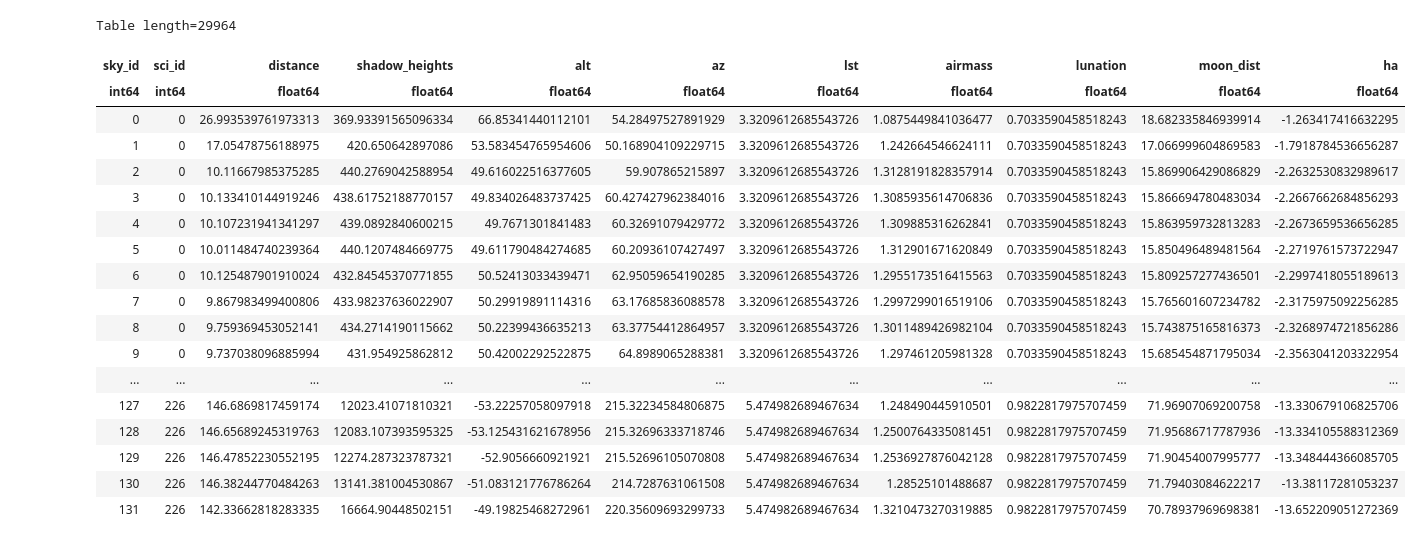
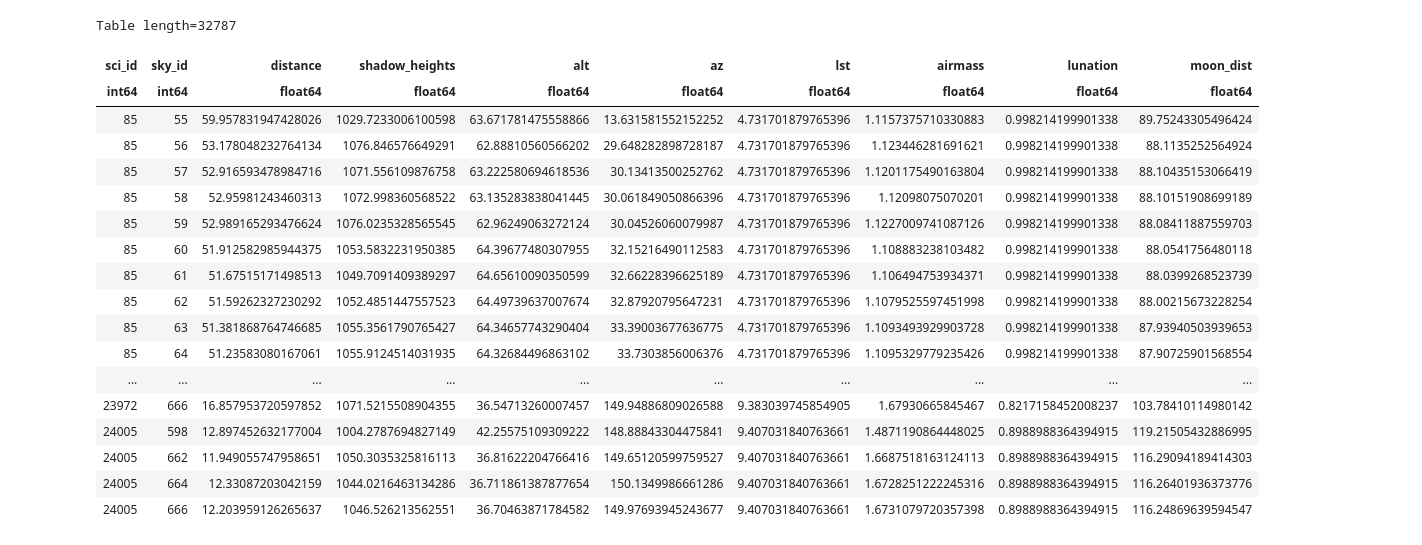
Before and after one commit to sdss/lvmdrp, a Jupyter notebook: docs/nb/sky-simulation.ipynb, the cells around one changed output. Cells and saved outputs as stored; diff of their text form; code cells hidden in the pictures.

```diff
--- a/docs/nb/sky-simulation.ipynb
+++ b/docs/nb/sky-simulation.ipynb
@@ -68,13 +74,19 @@ def moon_separation(jd, ephemeris, ra, dec):
 # %%
 # read dark patches table
 darks = ascii.read('_data-sky/darks.txt')
-darks.sort(keys="ra")
-darks.info()
 
-new_darks = ascii.read("_data-sky/EP_dobashi2011_nobrights.txt")
+new_darks = ascii.read("_data-sky/sky_field_IRDCS_dobashi2011.txt")
 
-new_darks.rename_columns(names=["Dobashi2011_ID", "ra(J2000)", "dec(J2000)"], new_names=["ID", "ra", "dec"])
+new_darks.rename_columns(
+    names=["ID_Dobashi2011", "ra(J2000)", "dec(J2000)", "IMW80_WHAM(Rayleighs)", "IMW40_WHAM(Rayleighs)"],
+    new_names=["ID", "ra", "dec", "IMW80", "IMW40"]
+)
+
+for dark in darks:
+    new_darks.add_row([np.nan, dark["ra"], dark["dec"], dark["IMW80"], dark["IMW40"], np.nan])
+
 new_darks.sort(keys="ra")
+
 new_darks["i"] = np.arange(len(new_darks))
 new_darks.info()
 # %% [output]
@@ -98,7 +103,12 @@ name  dtype
 # %%
 # read survey tables
 lvm = ascii.read('_data-sky/survey.txt')
+lvm = lvm[lvm['ra']!=-999.0]
+
+lvm.add_column(np.arange(len(lvm), dtype=int), name="i")
 lvm.add_column(np.arctan(lvm["lunation"])*180/np.pi, name="moon_sun_sep")
-lvm = lvm[lvm['ra']!=-999.0]
-lvm.info()
+
+TARGET_SURVEY = "FULLSKY"
+survey = lvm[lvm["target"] == TARGET_SURVEY]
+survey
 # %% [output]
@@ -151,14 +158,12 @@ findfont: Font family ['normal'] not found. Falling back to DejaVu Sans.
 # Load Survey
 wham = SkySurvey()
 # Quick Sky Map
-fig = wham.intensity_map(smooth=True, colorbar=True, cmap="Oranges", vmin=None, vmax=None, fig=plt.figure(figsize=(20,10)))
+fig = wham.intensity_map(smooth=True, colorbar=True, cmap="Greys_r", vmin=None, vmax=None, fig=plt.figure(figsize=(20,10)))
 ax = plt.gca()
 
-survey = lvm[lvm["target"] == "ORION_SPARSE"]
-
-dark_coords = SkyCoord(darks["ra"], darks["dec"], unit="deg")
-dark_l = dark_coords.galactic.l.wrap_at(180*u.deg)
-dark_b = dark_coords.galactic.b.wrap_at(90*u.deg)
+# dark_coords = SkyCoord(darks["ra"], darks["dec"], unit="deg")
+# dark_l = dark_coords.galactic.l.wrap_at(180*u.deg)
+# dark_b = dark_coords.galactic.b.wrap_at(90*u.deg)
 
 new_darks_coords = SkyCoord(new_darks["ra"], new_darks["dec"], unit="deg")
 new_dark_l = new_darks_coords.galactic.l.wrap_at(180*u.deg)
@@ -168,8 +173,8 @@ ori_coords = SkyCoord(survey["ra"]*u.deg, survey["dec"]*u.deg)
 ori_l = ori_coords.galactic.l.wrap_at(180*u.deg).value
 ori_b = ori_coords.galactic.b.wrap_at(90*u.deg).value
 
-ax.plot(ori_l, ori_b, ".c")
-ax.plot(dark_l, dark_b, ".", color="0.3")
+ax.plot(ori_l, ori_b, ".b")
+# ax.plot(dark_l, dark_b, ".", color="0.3")
 ax.plot(new_dark_l, new_dark_b, ".", color="0.2")
 
 # survey
@@ -229,34 +264,34 @@ moon_dist = np.asarray(moon_dist)
 # %%
 sky_sci_table = Table()
+sky_sci_table.add_column(sci_ids, name="sci_id")
 sky_sci_table.add_column(sky_ids, name="sky_id")
-sky_sci_table.add_column(np.repeat(np.arange(len(survey), dtype=int), len(new_darks)), name="sci_id")
 sky_sci_table.add_column(dists, name="distance")
 sky_sci_table.add_column(shadow_heights, name="shadow_heights")
 sky_sci_table.add_column(alt, name="alt")
 sky_sci_table.add_column(az, name="az")
 sky_sci_table.add_column(lst, name="lst")
 sky_sci_table.add_column(airmasses, name="airmass")
 sky_sci_table.add_column(lunation, name="lunation")
 sky_sci_table.add_column(moon_dist, name="moon_dist")
-sky_sci_table.add_column((lst*u.hourangle - np.tile(new_darks["ra"], reps=len(survey))*u.deg).value, name="ha")
+# sky_sci_table.add_column((lst*u.hourangle - np.tile(new_darks["ra"], reps=len(survey))*u.deg).value, name="ha")
 sky_sci_table
 # %% [output]
-Table length=29964
+Table length=32787
-| sky_id | sci_id | distance | shadow_heights | alt | az | lst | airmass | lunation | moon_dist | ha |
-| int64 | int64 | float64 | float64 | float64 | float64 | float64 | float64 | float64 | float64 | float64 |
-| 0 | 0 | 26.993539761973313 | 369.93391565096334 | 66.85341440112101 | 54.28497527891929 | 3.3209612685543726 | 1.0875449841036477 | 0.7033590458518243 | 18.682335846939914 | -1.263417416632295 |
-| 1 | 0 | 17.05478756188975 | 420.650642897086 | 53.583454765954606 | 50.168904109229715 | 3.3209612685543726 | 1.242664546624111 | 0.7033590458518243 | 17.066999604869583 | -1.7918784536656287 |
-| 2 | 0 | 10.11667985375285 | 440.2769042588954 | 49.616022516377605 | 59.907865215897 | 3.3209612685543726 | 1.3128191828357914 | 0.7033590458518243 | 15.869906429086829 | -2.2632530832989617 |
-| 3 | 0 | 10.133410144919246 | 438.61752188770157 | 49.834026483737425 | 60.427427962384016 | 3.3209612685543726 | 1.3085935614706836 | 0.7033590458518243 | 15.866694780483034 | -2.2667662684856293 |
-| 4 | 0 | 10.107231941341297 | 439.0892840600215 | 49.7671301841483 | 60.32691079429772 | 3.3209612685543726 | 1.309885316262841 | 0.7033590458518243 | 15.863959732813283 | -2.2673659536656285 |
-| 5 | 0 | 10.011484740239364 | 440.1207484669775 | 49.611790484274685 | 60.20936107427497 | 3.3209612685543726 | 1.312901671620849 | 0.7033590458518243 | 15.850496489481564 | -2.2719761573722947 |
-| 6 | 0 | 10.125487901910024 | 432.84545370771855 | 50.52413033439471 | 62.95059654190285 | 3.3209612685543726 | 1.2955173516415563 | 0.7033590458518243 | 15.809257277436501 | -2.2997418055189613 |
-| 7 | 0 | 9.867983499400806 | 433.98237636022907 | 50.29919891114316 | 63.17685836088578 | 3.3209612685543726 | 1.2997299016519106 | 0.7033590458518243 | 15.765601607234782 | -2.3175975092256285 |
-| 8 | 0 | 9.759369453052141 | 434.2714190115662 | 50.22399436635213 | 63.37754412864957 | 3.3209612685543726 | 1.3011489426982104 | 0.7033590458518243 | 15.743875165816373 | -2.3268974721856286 |
-| 9 | 0 | 9.737038096885994 | 431.954925862812 | 50.42002292522875 | 64.8989065288381 | 3.3209612685543726 | 1.297461205981328 | 0.7033590458518243 | 15.685454871795034 | -2.3563041203322954 |
-| ... | ... | ... | ... | ... | ... | ... | ... | ... | ... | ... |
-| 127 | 226 | 146.6869817459174 | 12023.41071810321 | -53.22257058097918 | 215.32234584806875 | 5.474982689467634 | 1.248490445910501 | 0.9822817975707459 | 71.96907069200758 | -13.330679106825706 |
-| 128 | 226 | 146.65689245319763 | 12083.107393595325 | -53.125431621678956 | 215.32696333718746 | 5.474982689467634 | 1.2500764335081451 | 0.9822817975707459 | 71.95686717787936 | -13.334105588312369 |
-| 129 | 226 | 146.47852230552195 | 12274.287323787321 | -52.9056660921921 | 215.52696105070808 | 5.474982689467634 | 1.2536927876042128 | 0.9822817975707459 | 71.90454007995777 | -13.348444366085705 |
-| 130 | 226 | 146.38244770484263 | 13141.381004530867 | -51.083121776786264 | 214.7287631061508 | 5.474982689467634 | 1.28525101488687 | 0.9822817975707459 | 71.79403084622217 | -13.38117281053237 |
-| 131 | 226 | 142.33662818283335 | 16664.90448502151 | -49.19825468272961 | 220.35609693299733 | 5.474982689467634 | 1.3210473270319885 | 0.9822817975707459 | 70.78937969698381 | -13.652209051272369 |
+| sci_id | sky_id | distance | shadow_heights | alt | az | lst | airmass | lunation | moon_dist |
+| int64 | int64 | float64 | float64 | float64 | float64 | float64 | float64 | float64 | float64 |
+| 85 | 55 | 59.957831947428026 | 1029.7233006100598 | 63.671781475558866 | 13.631581552152252 | 4.731701879765396 | 1.1157375710330883 | 0.998214199901338 | 89.75243305496424 |
+| 85 | 56 | 53.178048232764134 | 1076.846576649291 | 62.88810560566202 | 29.648282898728187 | 4.731701879765396 | 1.123446281691621 | 0.998214199901338 | 88.1135252564924 |
+| 85 | 57 | 52.916593478984716 | 1071.556109876758 | 63.222580694618536 | 30.13413500252762 | 4.731701879765396 | 1.1201175490163804 | 0.998214199901338 | 88.10435153066419 |
+| 85 | 58 | 52.95981243460313 | 1072.998360568522 | 63.135283838041445 | 30.061849050866396 | 4.731701879765396 | 1.12098075070201 | 0.998214199901338 | 88.10151908699189 |
+| 85 | 59 | 52.989165293476624 | 1076.0235328565545 | 62.96249063272124 | 30.04526060079987 | 4.731701879765396 | 1.1227009741087126 | 0.998214199901338 | 88.08411887559703 |
+| 85 | 60 | 51.912582985944375 | 1053.5832231950385 | 64.39677480307955 | 32.15216490112583 | 4.731701879765396 | 1.108883238103482 | 0.998214199901338 | 88.0541756480118 |
+| 85 | 61 | 51.67515171498513 | 1049.7091409389297 | 64.65610090350599 | 32.66228396625189 | 4.731701879765396 | 1.106494753934371 | 0.998214199901338 | 88.0399268523739 |
+| 85 | 62 | 51.59262327230292 | 1052.4851447557523 | 64.49739637007674 | 32.87920795647231 | 4.731701879765396 | 1.1079525597451998 | 0.998214199901338 | 88.00215673228254 |
+| 85 | 63 | 51.381868764746685 | 1055.3561790765427 | 64.34657743290404 | 33.39003677636775 | 4.731701879765396 | 1.1093493929903728 | 0.998214199901338 | 87.93940503939653 |
+| 85 | 64 | 51.23583080167061 | 1055.9124514031935 | 64.32684496863102 | 33.7303856006376 | 4.731701879765396 | 1.1095329779235426 | 0.998214199901338 | 87.90725901568554 |
+| ... | ... | ... | ... | ... | ... | ... | ... | ... | ... |
+| 23972 | 666 | 16.857953720597852 | 1071.5215508904355 | 36.54713260007457 | 149.94886809026588 | 9.383039745854905 | 1.67930665845467 | 0.8217158452008237 | 103.78410114980142 |
+| 24005 | 598 | 12.897452632177004 | 1004.2787694827149 | 42.25575109309222 | 148.88843304475841 | 9.407031840763661 | 1.4871190864448025 | 0.8988988364394915 | 119.21505432886995 |
+| 24005 | 662 | 11.949055747958651 | 1050.3035325816113 | 36.81622204766416 | 149.65120599759527 | 9.407031840763661 | 1.6687518163124113 | 0.8988988364394915 | 116.29094189414303 |
+| 24005 | 664 | 12.33087203042159 | 1044.0216463134286 | 36.711861387877654 | 150.1349986661286 | 9.407031840763661 | 1.6728251222245316 | 0.8988988364394915 | 116.26401936373776 |
+| 24005 | 666 | 12.203959126265637 | 1046.526213562551 | 36.70463871784582 | 149.97693945243677 | 9.407031840763661 | 1.6731079720357398 | 0.8988988364394915 | 116.24869639594547 |
```
Also changed, not shown: parts of 17 cells of this notebook.
